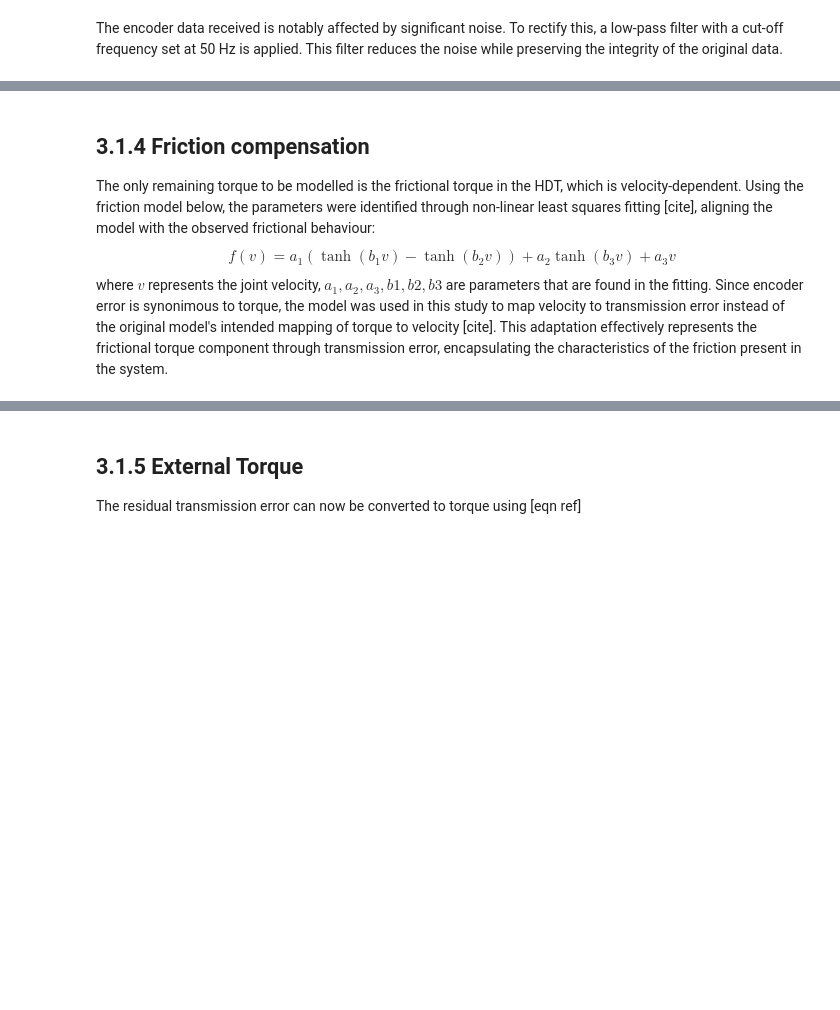
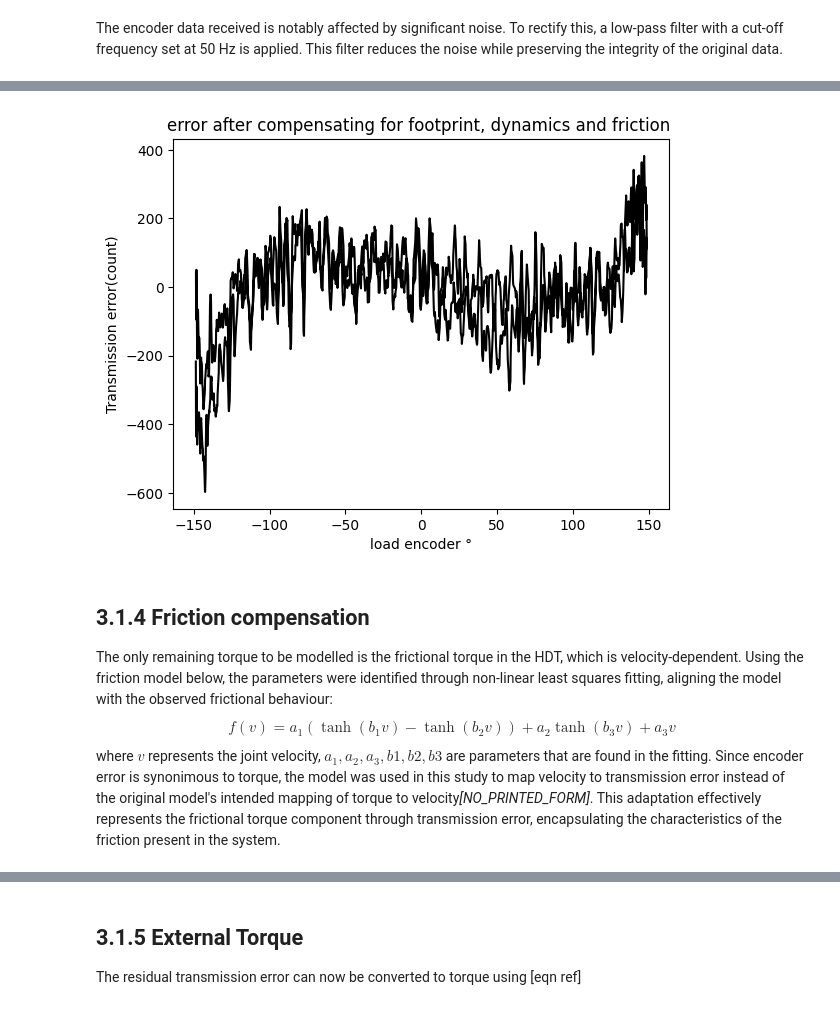
Before and after one commit to allwinlucious/MasterThesis, a Jupyter notebook: 3.1_Analytical_Method.ipynb, the cells around one changed output, grey strips where cells are left out. Drawn from its saved outputs; the diff is of its cells as text; code cells hidden in the pictures; blank space fills up the shorter version.

```diff
--- a/3.1_Analytical_Method.ipynb
+++ b/3.1_Analytical_Method.ipynb
@@ -125,16 +122,23 @@ The dynamic torque (eqn ref in chap 2) is a component of the output torque from
 # %%
 #compensat for dynamics(remove friction component in dynamic)
 for key in data:
-    data[key]['inverse_dynamics'] = data[key].apply(lambda row:row["target_joint_torque_3"] - controller_friction_estimate(row["joint_velocity_3"]), axis=1)
+    data[key]['inverse_dynamics'] =  data[key].apply(lambda row:row["target_joint_torque_3"] - controller_friction_estimate(row["joint_velocity_3"]), axis=1)
     data[key]["dynamic_compensation"] = data[key].apply(lambda row: torque_to_encoder_error(row["inverse_dynamics"]), axis=1)
     data[key]["residual_error2"] = data[key].residual_error - data[key].dynamic_compensation
+plt.plot(data[sample].encoder_loadinc_3*count_to_deg, data[sample].residual_error2,'black')
+plt.ylabel('Transmission error(count)')
+plt.xlabel('load encoder °')
+plt.title("error after compensating for footprint, dynamics and friction ")
+plt.show()
+# %% [output]
+[figure, added]
 # %% [markdown]
 ## 3.1.4 Friction compensation
-The only remaining torque to be modelled is the frictional torque in the HDT, which is velocity-dependent. Using the friction model below, the parameters were identified through non-linear least squares fitting [cite], aligning the model with the observed frictional behaviour:
+The only remaining torque to be modelled is the frictional torque in the HDT, which is velocity-dependent. Using the friction model below, the parameters were identified through non-linear least squares fitting, aligning the model with the observed frictional behaviour:
 $$
 f(v) = a_1 (\tanh(b_1 v) - \tanh(b_2 v)) + a_2 \tanh(b_3 v) + a_3 v
 $$
-where $v$ represents the joint velocity, $a_1,a_2,a_3 ,b1,b2,b3$ are parameters that are found in the fitting. Since encoder error is synonimous to torque, the model was used in this study to map velocity to transmission error instead of the original model's intended mapping of torque to velocity [cite]. This adaptation effectively represents the frictional torque component through transmission error, encapsulating the characteristics of the friction present in the system.
+where $v$ represents the joint velocity, $a_1,a_2,a_3 ,b1,b2,b3$ are parameters that are found in the fitting. Since encoder error is synonimous to torque, the model was used in this study to map velocity to transmission error instead of the original model's intended mapping of torque to velocity<cite id="mf1cg">[NO_PRINTED_FORM]</cite>. This adaptation effectively represents the frictional torque component through transmission error, encapsulating the characteristics of the friction present in the system.
 # %%
 def friction_model(v,a1,a2,a3,b1,b2,b3):
     return a1*(np.tanh(b1*v)-np.tanh(b2*v))+a2*np.tanh(b3*v)+a3*v
```
Also changed, not shown: parts of 13 cells of this notebook, 2 other files.
